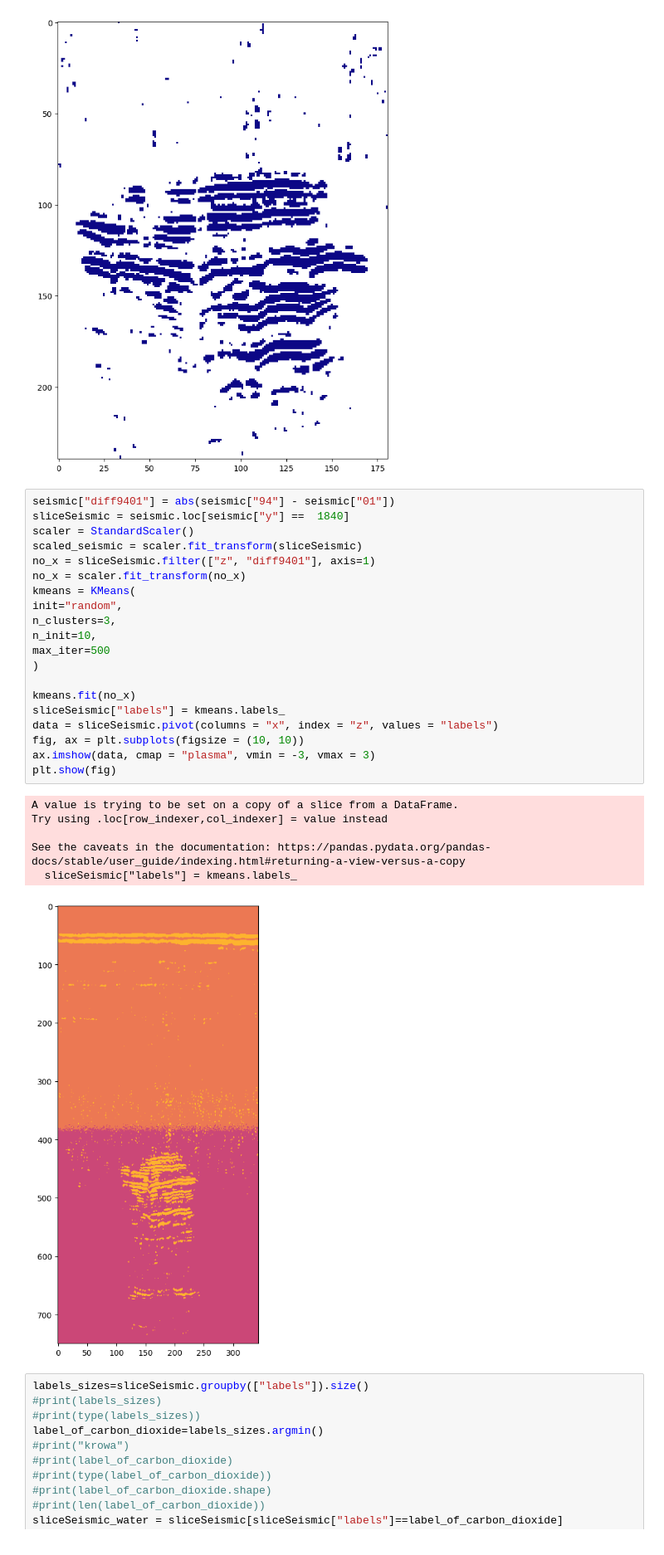
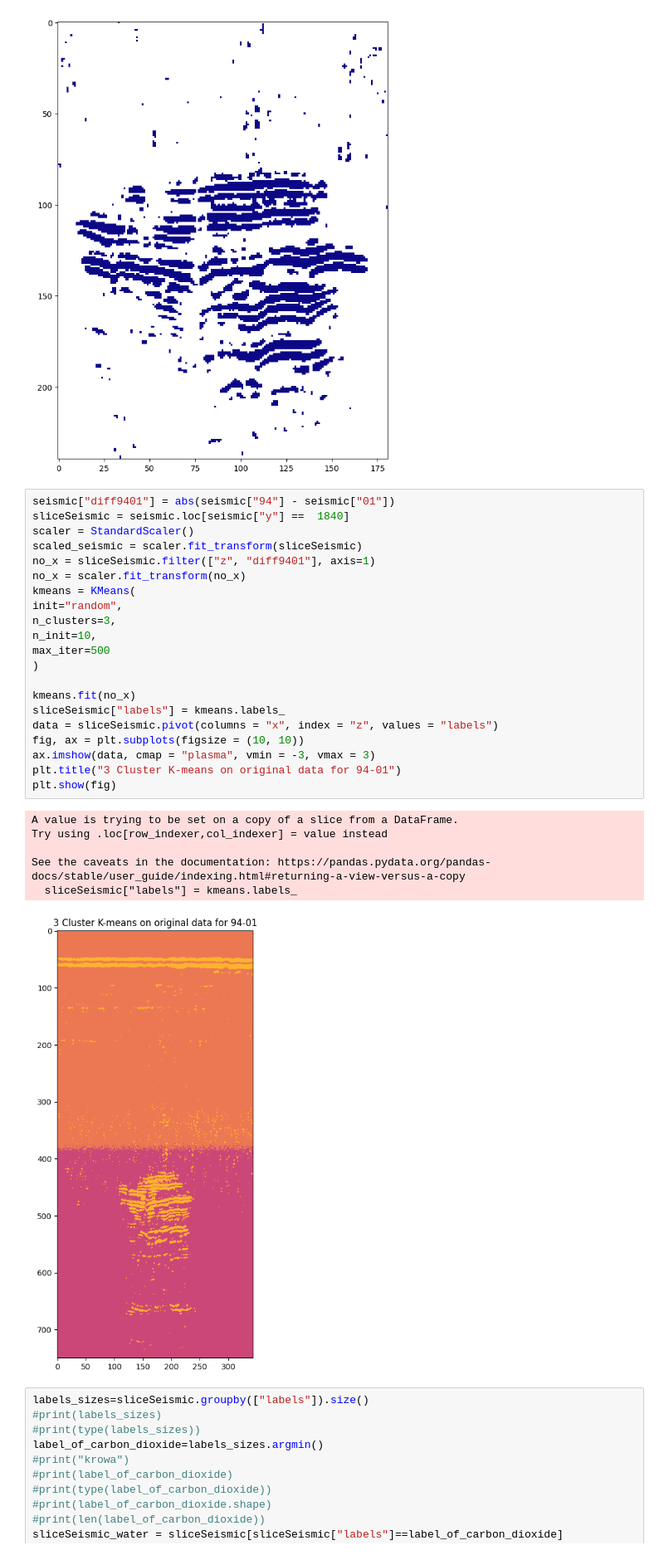
Before and after one commit to alvaromartinangulo/HelloWorldHack, a Jupyter notebook: HWH_CGG/challenge.ipynb, the cells around one changed output. Shown at 83% size. Cells and saved outputs as stored; diff of their text form.

```diff
--- a/HWH_CGG/challenge.ipynb
+++ b/HWH_CGG/challenge.ipynb
@@ -232,30 +242,31 @@ ax.imshow(data, cmap = "plasma")
 # %%
 seismic["diff9401"] = abs(seismic["94"] - seismic["01"])
 sliceSeismic = seismic.loc[seismic["y"] ==  1840]
 scaler = StandardScaler()
 scaled_seismic = scaler.fit_transform(sliceSeismic)
 no_x = sliceSeismic.filter(["z", "diff9401"], axis=1)
 no_x = scaler.fit_transform(no_x)
 kmeans = KMeans(
 init="random",
 n_clusters=3,
 n_init=10,
 max_iter=500
 )
 
 kmeans.fit(no_x)
 sliceSeismic["labels"] = kmeans.labels_
 data = sliceSeismic.pivot(columns = "x", index = "z", values = "labels")
 fig, ax = plt.subplots(figsize = (10, 10))
 ax.imshow(data, cmap = "plasma", vmin = -3, vmax = 3)
+plt.title("3 Cluster K-means on original data for 94-01")
 plt.show(fig)
 # %% [output]
 A value is trying to be set on a copy of a slice from a DataFrame.
 Try using .loc[row_indexer,col_indexer] = value instead
 
 See the caveats in the documentation: https://pandas.pydata.org/pandas-docs/stable/user_guide/indexing.html#returning-a-view-versus-a-copy
   sliceSeismic["labels"] = kmeans.labels_
-[figure, old version]
+[figure, new version]
 # %%
 labels_sizes=sliceSeismic.groupby(["labels"]).size()
 #print(labels_sizes)
```
Also changed, not shown: parts of 6 cells of this notebook.
